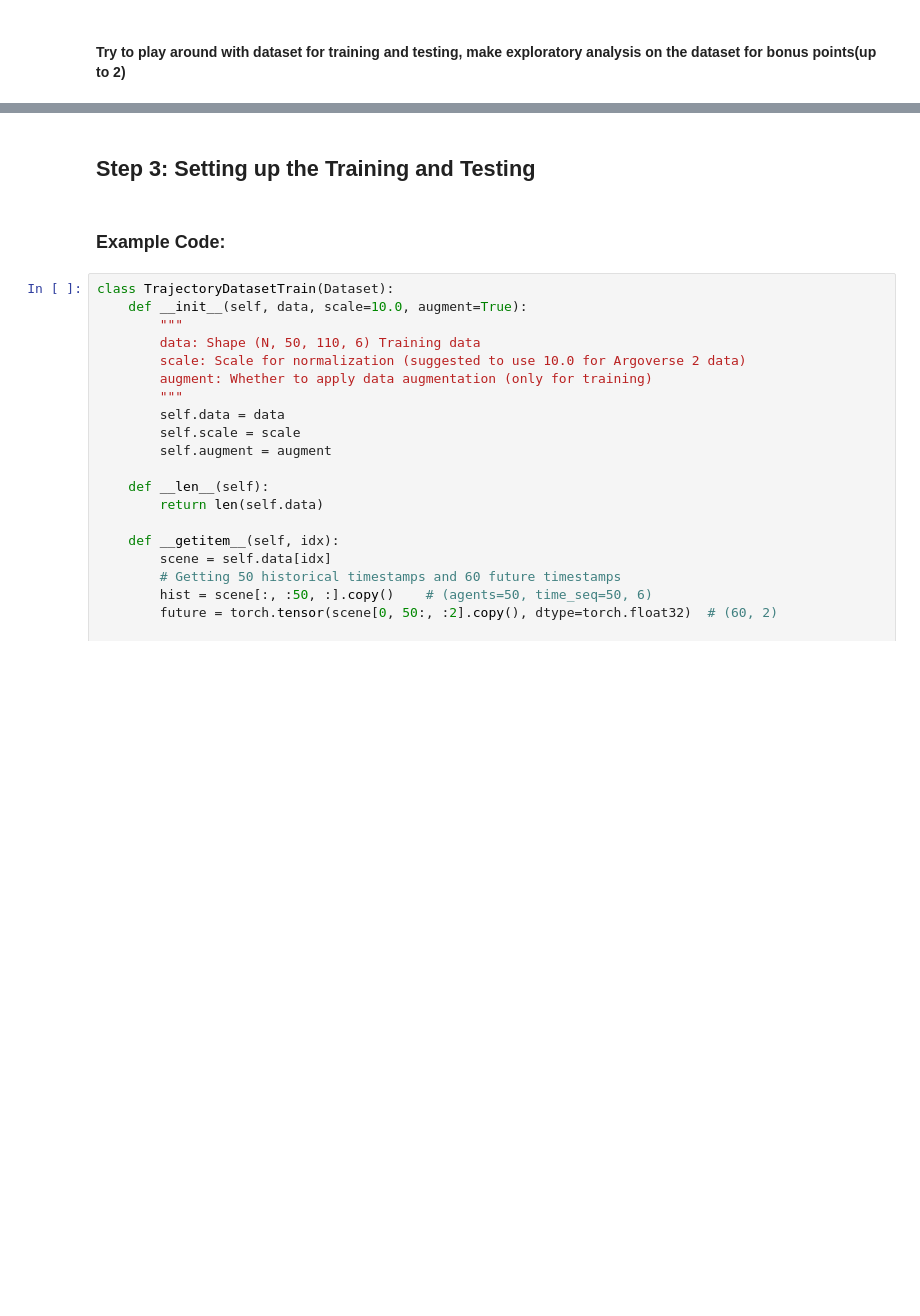
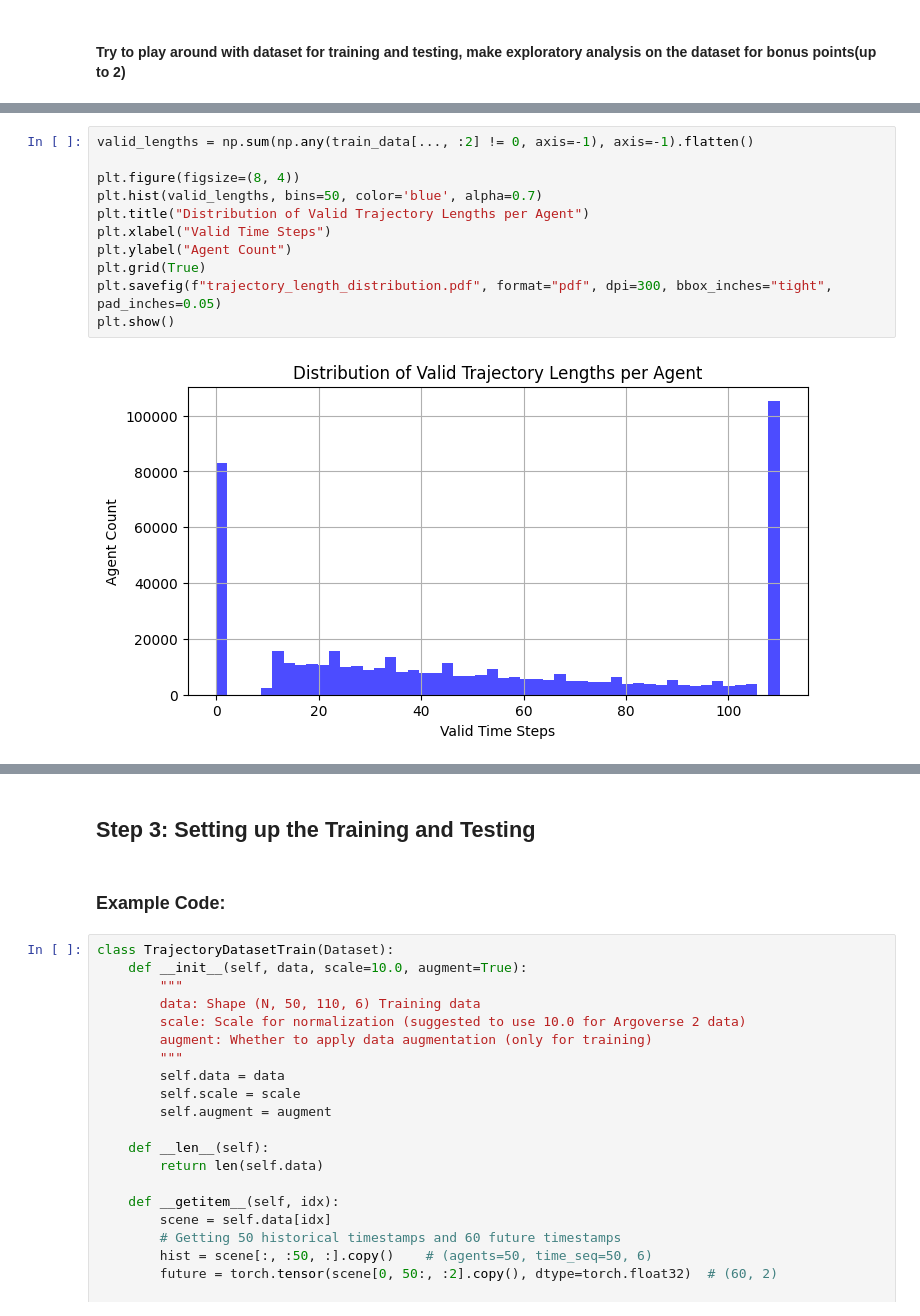
Before and after one commit to Lizhecheng02/1st-Solution-UCSD-CSE251B-Kaggle-Trajectory-Prediction, a Jupyter notebook: src/starter code.ipynb, the cells around one changed output, grey strips where cells are left out. Drawn from its saved outputs; the diff is of its cells as text; blank space fills up the shorter version.

```diff
--- a/src/starter code.ipynb
+++ b/src/starter code.ipynb
@@ -86,0 +106,13 @@ plot_heatmap(xy_out_not_0, title='Heatmap of XY Out (non-zero)', bins=50)
+# %%
+valid_lengths = np.sum(np.any(train_data[..., :2] != 0, axis=-1), axis=-1).flatten()
+
+plt.figure(figsize=(8, 4))
+plt.hist(valid_lengths, bins=50, color='blue', alpha=0.7)
+plt.title("Distribution of Valid Trajectory Lengths per Agent")
+plt.xlabel("Valid Time Steps")
+plt.ylabel("Agent Count")
+plt.grid(True)
+plt.savefig(f"trajectory_length_distribution.pdf", format="pdf", dpi=300, bbox_inches="tight", pad_inches=0.05)
+plt.show()
+# %% [output]
+[figure, added]
```
Also changed, not shown: parts of 9 cells of this notebook, 5 other files.
